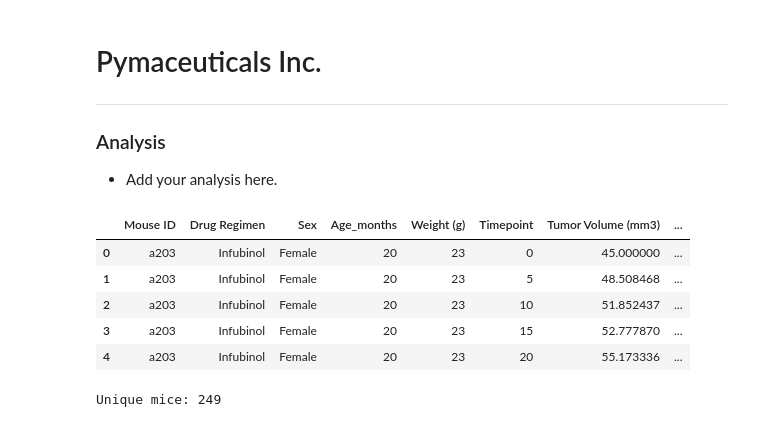
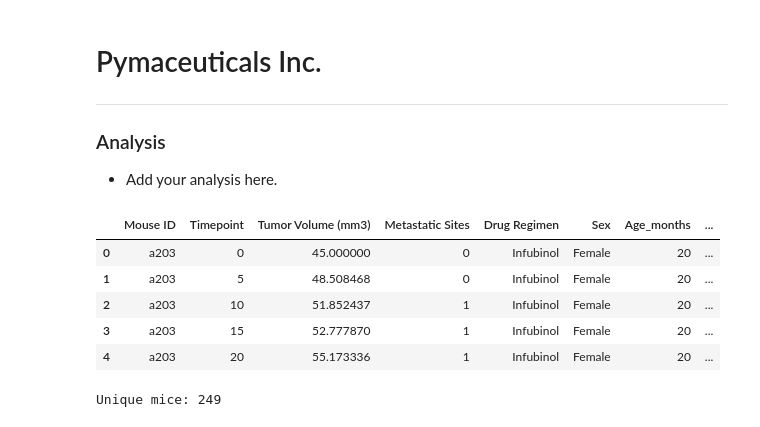
Before and after one commit to jhammans/data_visualization_challenge, a Jupyter notebook: Pymaceuticals/pymaceuticals_notebook.ipynb, the cells around one changed output. Saved outputs shown, nothing was run; the diff lists cells and outputs as text; code cells hidden in the pictures.

Commit message:
Switched merge order

```diff
--- a/Pymaceuticals/pymaceuticals_notebook.ipynb
+++ b/Pymaceuticals/pymaceuticals_notebook.ipynb
@@ -8,31 +8,31 @@
 # %%
 # Dependencies and Setup
 import matplotlib.pyplot as plt
 import pandas as pd
 import scipy.stats as st
 import numpy as np
 
 # Study data files
 mouse_metadata_path = "data/Mouse_metadata.csv"
 study_results_path = "data/Study_results.csv"
 
 # Read the mouse data and the study results
 mouse_metadata = pd.read_csv(mouse_metadata_path)
 study_results = pd.read_csv(study_results_path)
 
 # Combine the data into a single DataFrame
-mouse_study_df = pd.merge(mouse_metadata, study_results,
+mouse_study_df = pd.merge(study_results, mouse_metadata,
                           how="outer", on="Mouse ID")
 
 # Display the data table for preview
 mouse_study_df.head()
 # %% [output]
-|  | Mouse ID | Drug Regimen | Sex | Age_months | Weight (g) | Timepoint | Tumor Volume (mm3) | ... |
-| 0 | a203 | Infubinol | Female | 20 | 23 | 0 | 45.000000 | ... |
-| 1 | a203 | Infubinol | Female | 20 | 23 | 5 | 48.508468 | ... |
-| 2 | a203 | Infubinol | Female | 20 | 23 | 10 | 51.852437 | ... |
-| 3 | a203 | Infubinol | Female | 20 | 23 | 15 | 52.777870 | ... |
-| 4 | a203 | Infubinol | Female | 20 | 23 | 20 | 55.173336 | ... |
+|  | Mouse ID | Timepoint | Tumor Volume (mm3) | Metastatic Sites | Drug Regimen | Sex | Age_months | ... |
+| 0 | a203 | 0 | 45.000000 | 0 | Infubinol | Female | 20 | ... |
+| 1 | a203 | 5 | 48.508468 | 0 | Infubinol | Female | 20 | ... |
+| 2 | a203 | 10 | 51.852437 | 1 | Infubinol | Female | 20 | ... |
+| 3 | a203 | 15 | 52.777870 | 1 | Infubinol | Female | 20 | ... |
+| 4 | a203 | 20 | 55.173336 | 1 | Infubinol | Female | 20 | ... |
 # %%
 # Checking the number of mice.
 unique_mouse = mouse_study_df["Mouse ID"].nunique()
```
Also changed, not shown: parts of 4 cells of this notebook.
